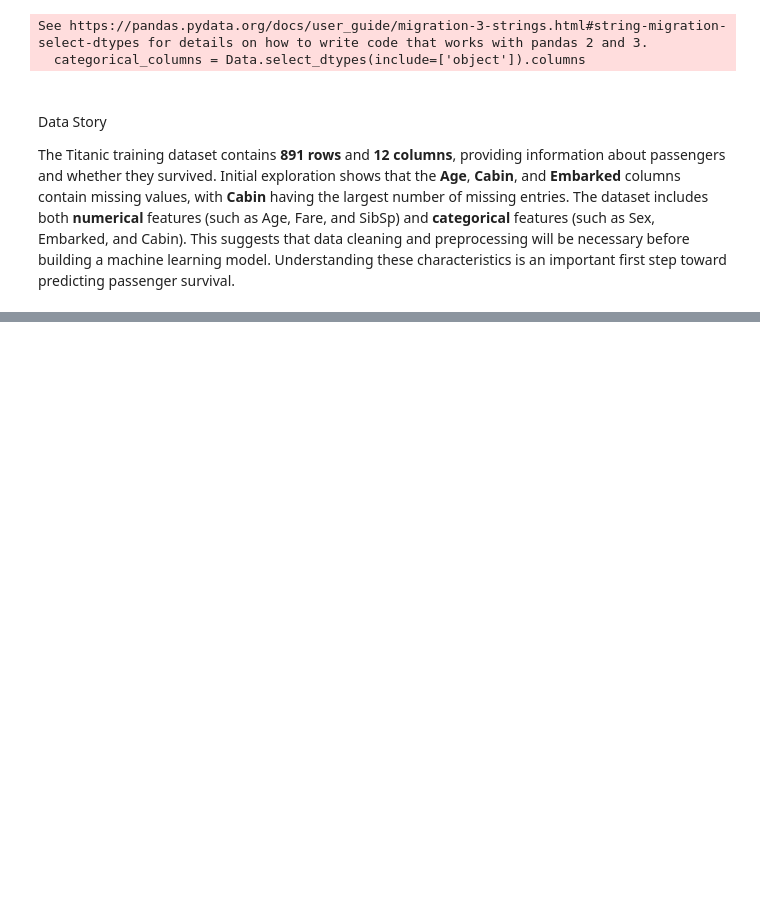
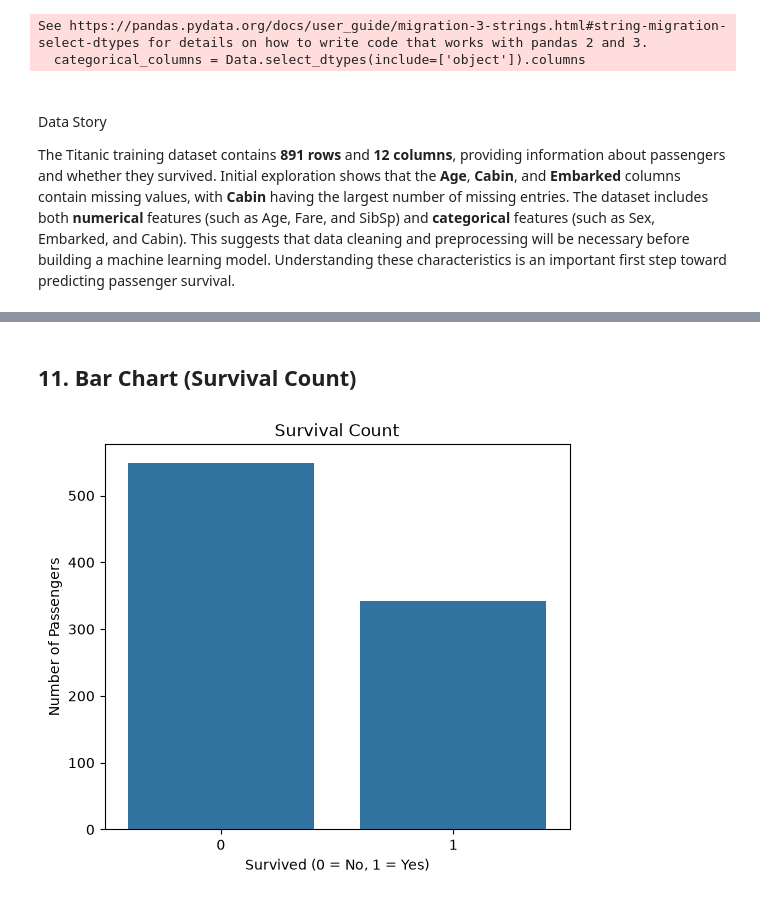
Before and after one commit to MoeezIqbal436/neurofive-ml-track, a Jupyter notebook: task_1.ipynb, the cells around one changed output, grey strips where cells are left out. Saved outputs shown, nothing was run; the diff lists cells and outputs as text; code cells hidden in the pictures; blank space fills up the shorter version.

```diff
--- a/task_1.ipynb
+++ b/task_1.ipynb
@@ -99,0 +166,13 @@ The Titanic training dataset contains **891 rows** and **12 columns**, providing
+# %% [markdown]
+## 11. Bar Chart (Survival Count)
+# %%
+plt.figure(figsize=(6,5))
+sns.countplot(x="Survived", data=Data)
+
+plt.title("Survival Count")
+plt.xlabel("Survived (0 = No, 1 = Yes)")
+plt.ylabel("Number of Passengers")
+
+plt.show()
+# %% [output]
+[figure, added]
```
Also changed, not shown: parts of 14 cells of this notebook, 2 other files.
